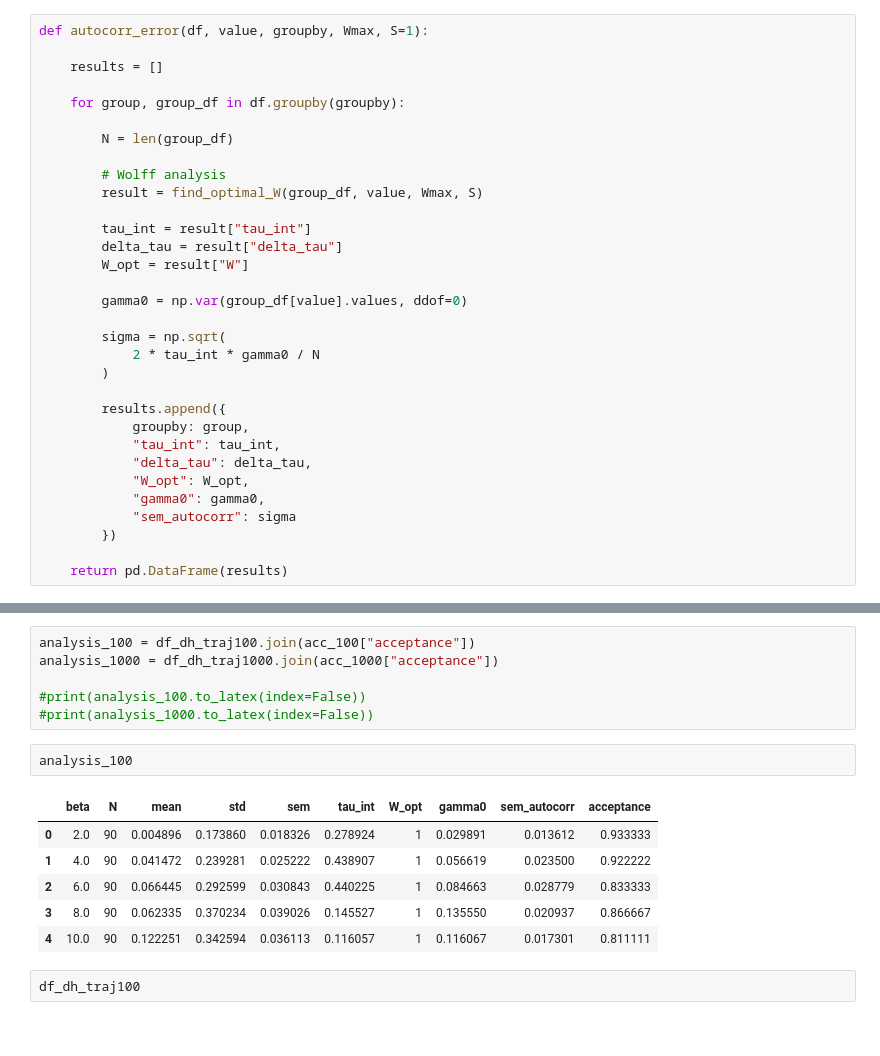
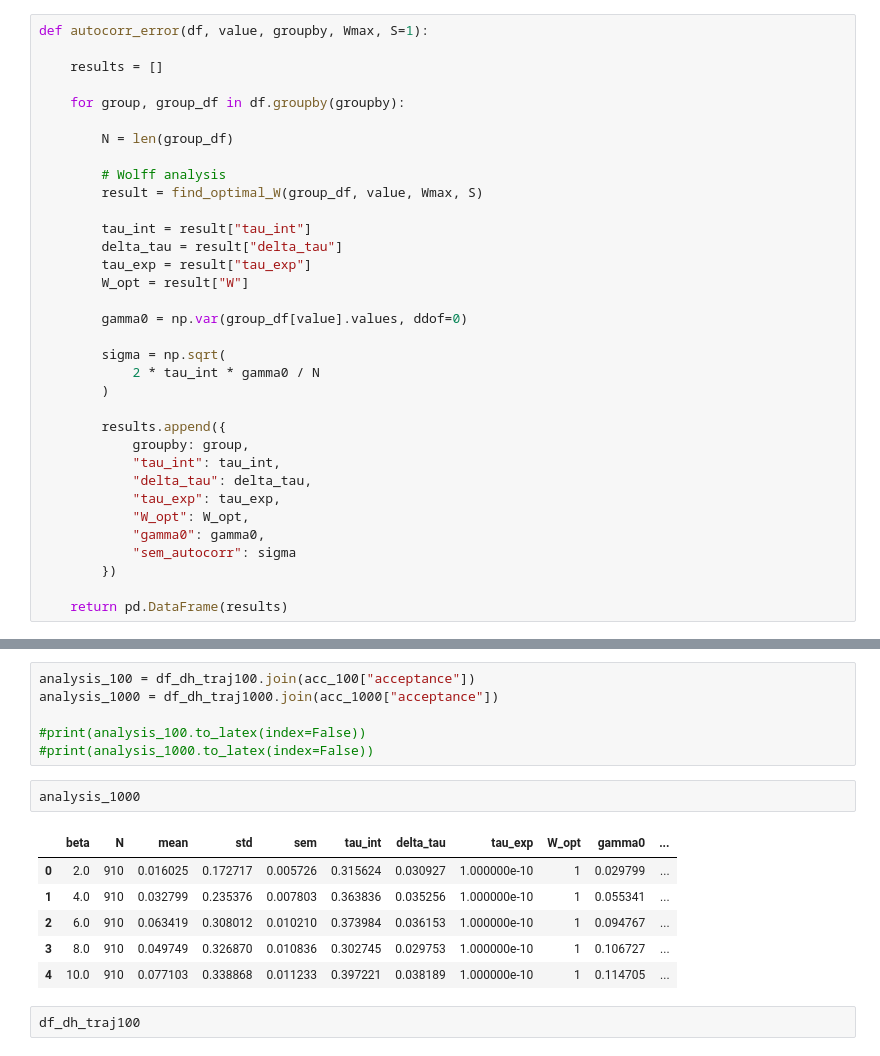
Before and after one commit to mfbecker93/SU-2-pure-gauge, a Jupyter notebook: analysis/analysis_pure_gauge.ipynb, the cells around one changed output, grey strips where cells are left out. Cells and saved outputs as stored; diff of their text form.

```diff
--- a/analysis/analysis_pure_gauge.ipynb
+++ b/analysis/analysis_pure_gauge.ipynb
@@ -915,6 +1033,7 @@ def autocorr_error(df, value, groupby, Wmax, S=1):
 
         tau_int = result["tau_int"]
         delta_tau = result["delta_tau"]
+        tau_exp = result["tau_exp"]
         W_opt = result["W"]
 
         gamma0 = np.var(group_df[value].values, ddof=0)
@@ -927,6 +1046,7 @@ def autocorr_error(df, value, groupby, Wmax, S=1):
             groupby: group,
             "tau_int": tau_int,
             "delta_tau": delta_tau,
+            "tau_exp": tau_exp,
             "W_opt": W_opt,
             "gamma0": gamma0,
             "sem_autocorr": sigma
@@ -1492,14 +1637,14 @@ analysis_1000 = df_dh_traj1000.join(acc_1000["acceptance"])
 #print(analysis_100.to_latex(index=False))
 #print(analysis_1000.to_latex(index=False))
 # %%
-analysis_100
+analysis_1000
 # %% [output]
-|  | beta | N | mean | std | sem | tau_int | W_opt | gamma0 | sem_autocorr | acceptance |
-| 0 | 2.0 | 90 | 0.004896 | 0.173860 | 0.018326 | 0.278924 | 1 | 0.029891 | 0.013612 | 0.933333 |
-| 1 | 4.0 | 90 | 0.041472 | 0.239281 | 0.025222 | 0.438907 | 1 | 0.056619 | 0.023500 | 0.922222 |
-| 2 | 6.0 | 90 | 0.066445 | 0.292599 | 0.030843 | 0.440225 | 1 | 0.084663 | 0.028779 | 0.833333 |
-| 3 | 8.0 | 90 | 0.062335 | 0.370234 | 0.039026 | 0.145527 | 1 | 0.135550 | 0.020937 | 0.866667 |
-| 4 | 10.0 | 90 | 0.122251 | 0.342594 | 0.036113 | 0.116057 | 1 | 0.116067 | 0.017301 | 0.811111 |
+|  | beta | N | mean | std | sem | tau_int | delta_tau | tau_exp | W_opt | gamma0 | ... |
+| 0 | 2.0 | 910 | 0.016025 | 0.172717 | 0.005726 | 0.315624 | 0.030927 | 1.000000e-10 | 1 | 0.029799 | ... |
+| 1 | 4.0 | 910 | 0.032799 | 0.235376 | 0.007803 | 0.363836 | 0.035256 | 1.000000e-10 | 1 | 0.055341 | ... |
+| 2 | 6.0 | 910 | 0.063419 | 0.308012 | 0.010210 | 0.373984 | 0.036153 | 1.000000e-10 | 1 | 0.094767 | ... |
+| 3 | 8.0 | 910 | 0.049749 | 0.326870 | 0.010836 | 0.302745 | 0.029753 | 1.000000e-10 | 1 | 0.106727 | ... |
+| 4 | 10.0 | 910 | 0.077103 | 0.338868 | 0.011233 | 0.397221 | 0.038189 | 1.000000e-10 | 1 | 0.114705 | ... |
 # %%
 df_dh_traj100
 # %% [output]
```
Also changed, not shown: parts of 26 cells of this notebook, 2 other files.
